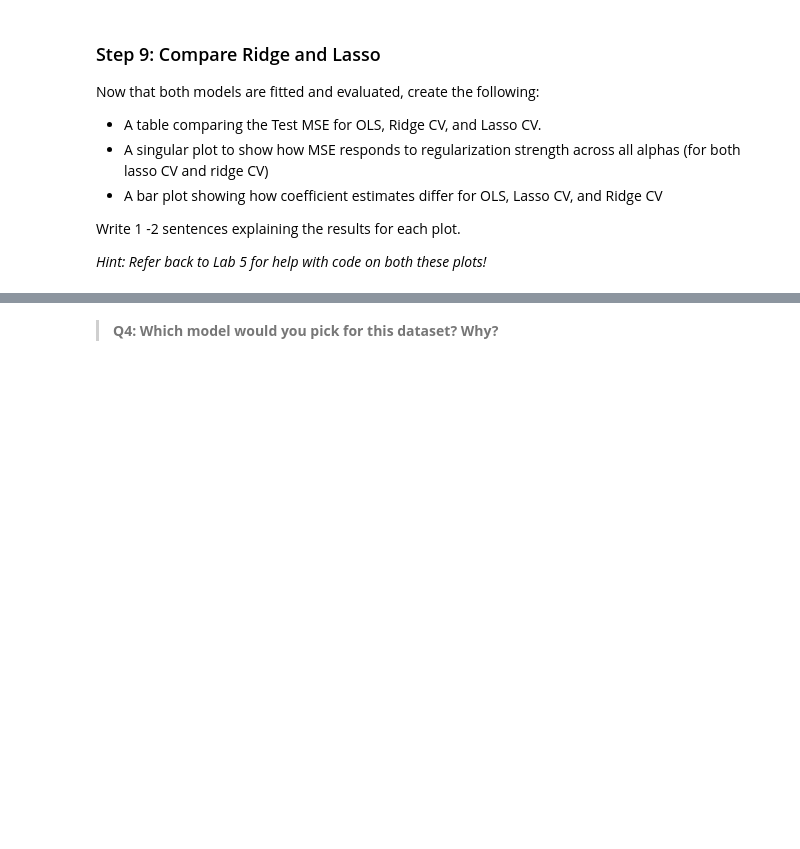
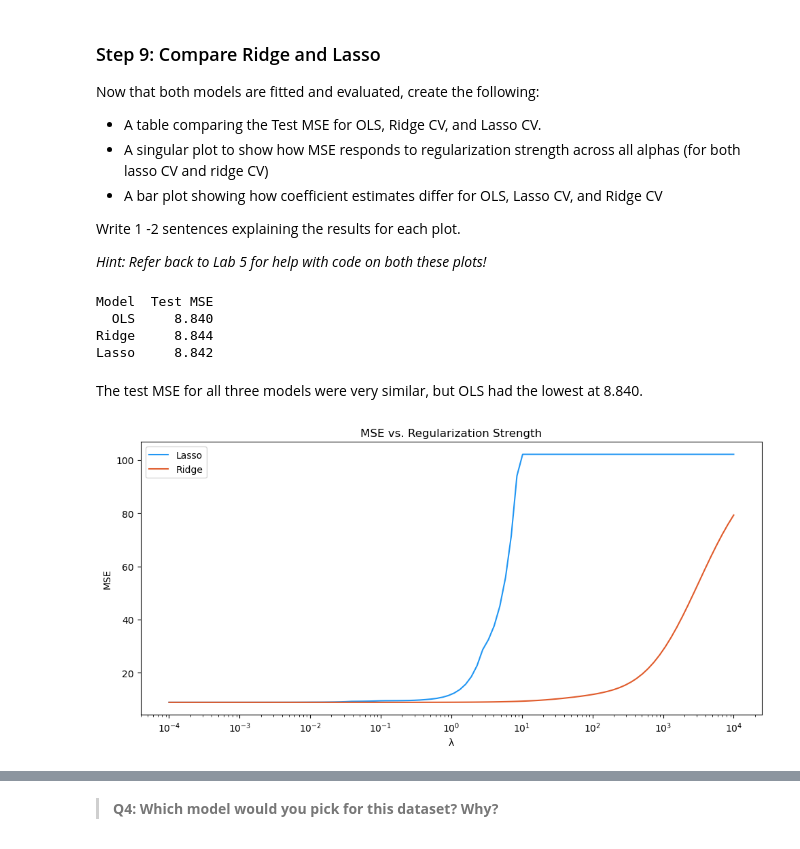
Before and after one commit to avarobillard/assignment-3, a Jupyter notebook: task1/hw3-task1.ipynb, the cells around one changed output, grey strips where cells are left out. Saved outputs shown, nothing was run; the diff lists cells and outputs as text; code cells hidden in the pictures; blank space fills up the shorter version.

```diff
--- a/task1/hw3-task1.ipynb
+++ b/task1/hw3-task1.ipynb
@@ -182,4 +277,20 @@ _Type your answer here, replacing this text._
 
 Now fit a `LassoCV` model using the same lambda range and 10-fold CV. Create a table comparing the coefficients for both OLS and Lasso. Your table should include the following columns: `Feature`, `OLS Coefficient`, `Lasso Coefficient`.
 # %%
-lasso_cv = ...
+# Fit LassoCV model using lambda range and 10-fold CV
+lasso_cv = LassoCV(alphas=lambdas, cv=10, max_iter=10000) # got convergence warnings and added this...
+
+# Fit training data
+lasso_cv.fit(X_train_scaled, y_train)
+
+# Lambda with best CV score
+print(f"Best Lasso lambda: {lasso_cv.alpha_:.6f}")
+
+# Table to compare coefficients from OLS and Lasso
+coef_df = pd.DataFrame({
+    'Feature': feature_names,
+    'OLS Coefficient': ols.coef_,
+    'Lasso Coefficient': lasso_cv.coef_
+})
+
+print(coef_df.to_string(index=False))
@@ -217,3 +345,49 @@ Write 1 -2 sentences explaining the results for each plot.
 
 
 *Hint: Refer back to Lab 5 for help with code on both these plots!*
+# %%
+# Table to compare Test MSE for OLS, Ridge CV, and Lasso CV
+mse_df = pd.DataFrame({
+    'Model': ['OLS', 'Ridge', 'Lasso'],
+    'Test MSE': [mse_ols, mse_rcv, mse_lcv]
+})
+
+print(mse_df.to_string(index=False))
+# %% [output]
+Model  Test MSE
+  OLS     8.840
+Ridge     8.844
+Lasso     8.842
+# %% [markdown]
+The test MSE for all three models were very similar, but OLS had the lowest at 8.840.
+# %%
+# Visualize lambdas against MSE for Lasso and Ridge
+mse_lasso = []
+mse_ridge = []
+
+lambdas = np.logspace(-4, 4, 100)
+
+for lam in lambdas:
+    lasso = Lasso(alpha=lam, max_iter=10000) # added for warnings
+    ridge = Ridge(alpha=lam)
+
+    lasso.fit(X_train_scaled, y_train)
+    ridge.fit(X_train_scaled, y_train)
+
+    # Evaluate on test set
+    mse_lasso.append(mean_squared_error(y_test, lasso.predict(X_test_scaled)))
+    mse_ridge.append(mean_squared_error(y_test, ridge.predict(X_test_scaled)))
+
+
+plt.figure(figsize=(10, 5))
+plt.plot(lambdas, mse_lasso, label='Lasso', color='#2196F3')
+plt.plot(lambdas, mse_ridge, label='Ridge', color='#E05B2B')
+plt.xscale('log')
+plt.xlabel('λ')
+plt.ylabel('MSE')
+plt.title('MSE vs. Regularization Strength')
+plt.legend()
+plt.tight_layout()
+plt.show()
+# %% [output]
+[figure, added]
```
Also changed, not shown: parts of 20 cells of this notebook.
